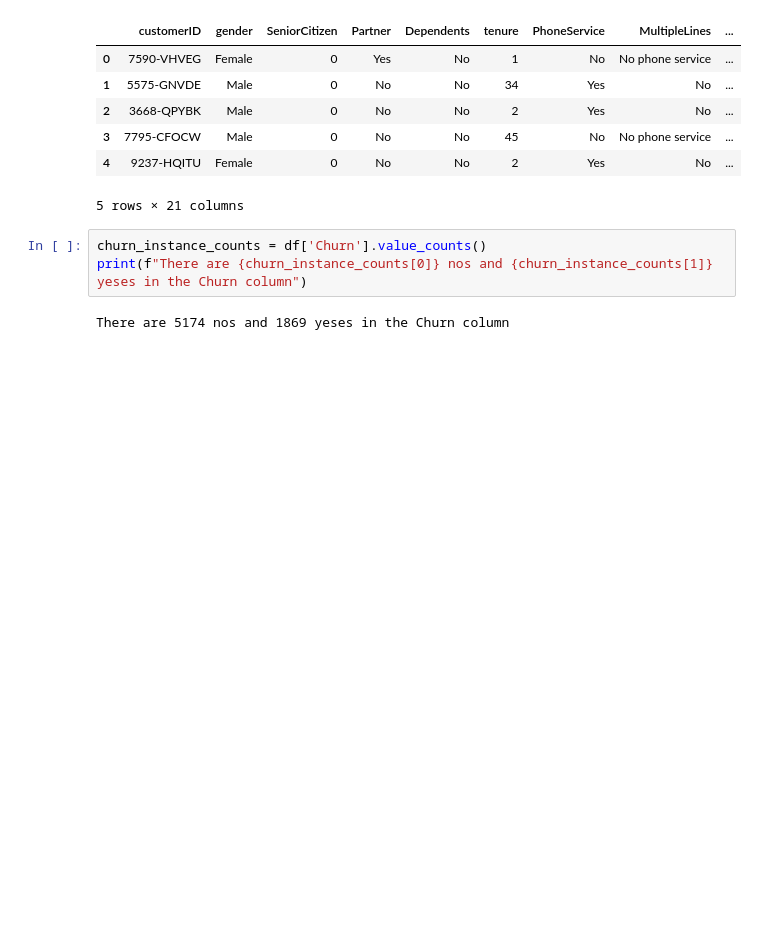
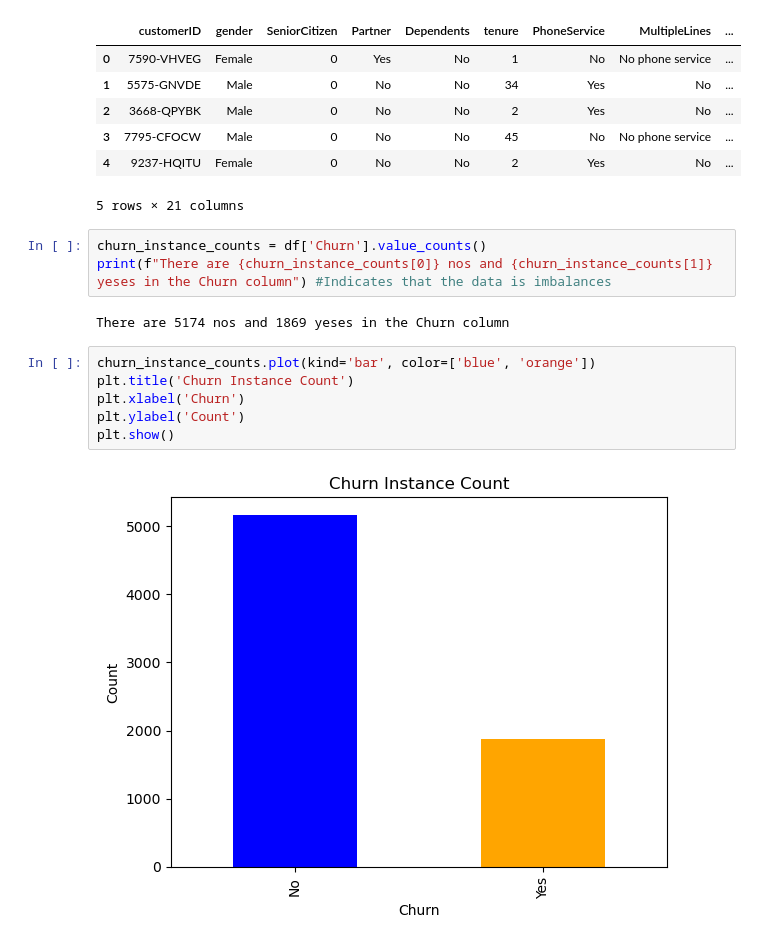
Before and after one commit to prajasnaik/MLFinalProject, a Jupyter notebook: notebooks/initial_eda.ipynb, the cells around one changed output. Saved outputs shown, nothing was run; the diff lists cells and outputs as text; blank space fills up the shorter version.

Commit message:
Completed initial EDA on data

```diff
--- a/notebooks/initial_eda.ipynb
+++ b/notebooks/initial_eda.ipynb
@@ -72,6 +72,14 @@ df.head()
 5 rows × 21 columns
 # %%
 churn_instance_counts = df['Churn'].value_counts()
-print(f"There are {churn_instance_counts[0]} nos and {churn_instance_counts[1]} yeses in the Churn column")
+print(f"There are {churn_instance_counts[0]} nos and {churn_instance_counts[1]} yeses in the Churn column") #Indicates that the data is imbalances
 # %% [output]
 There are 5174 nos and 1869 yeses in the Churn column
+# %%
+churn_instance_counts.plot(kind='bar', color=['blue', 'orange'])
+plt.title('Churn Instance Count')
+plt.xlabel('Churn')
+plt.ylabel('Count')
+plt.show()
+# %% [output]
+[figure, added]
```
Also changed, not shown: parts of 14 cells of this notebook, 1 other file.
